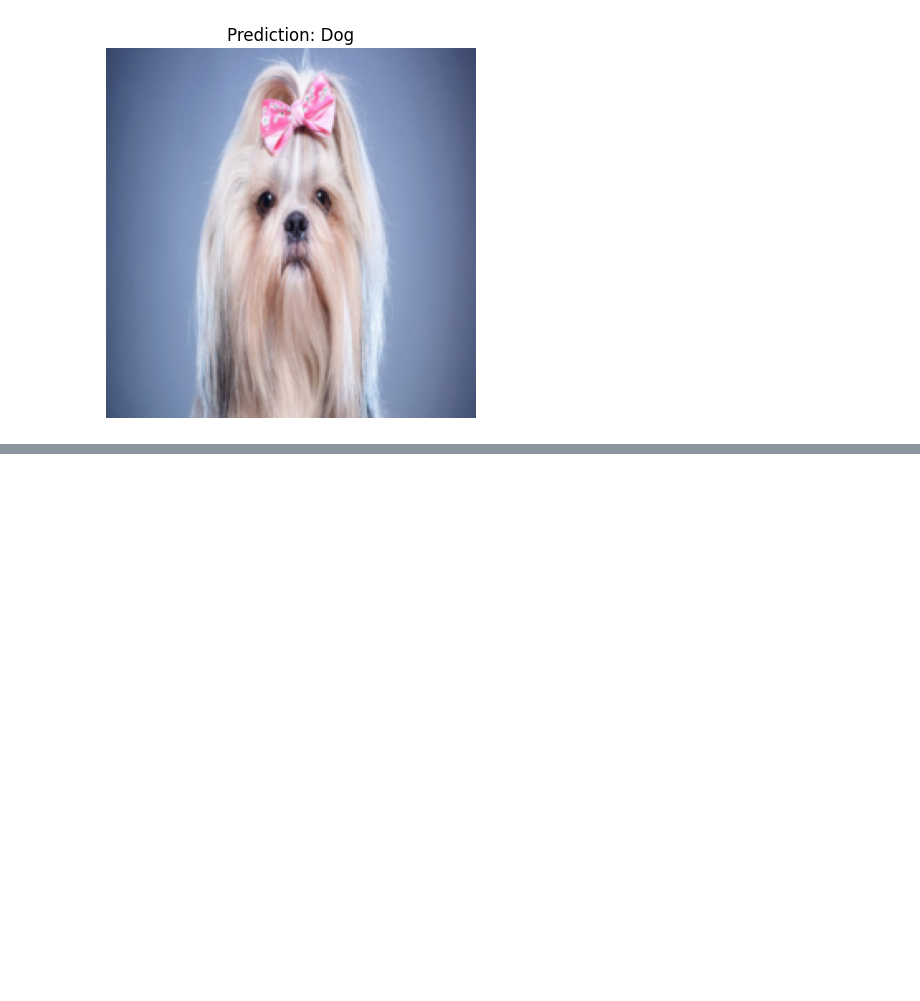
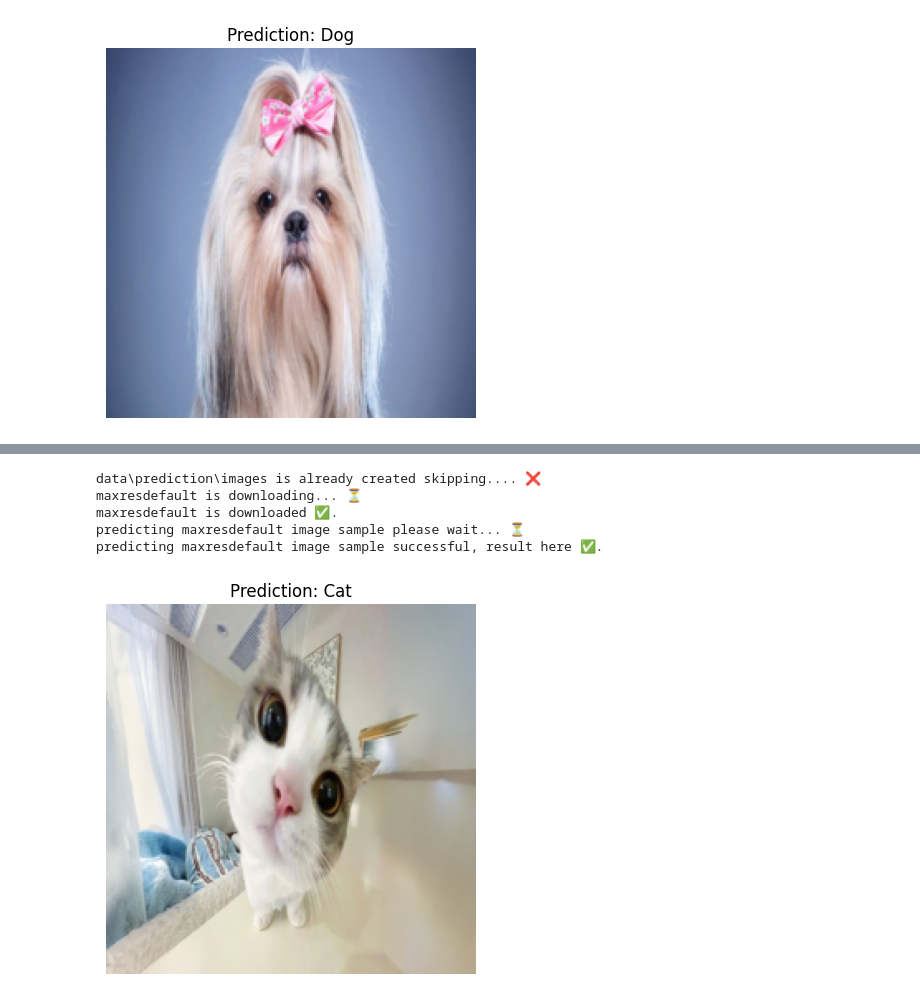
Before and after one commit to samirul/cat-and-dog-classification-using-pytorch, a Jupyter notebook: loading_testing_cat_and_dog_classification_model_using_pytorch.ipynb, the cells around one changed output, grey strips where cells are left out. Drawn from its saved outputs; the diff is of its cells as text; code cells hidden in the pictures; blank space fills up the shorter version.

```diff
--- a/loading_testing_cat_and_dog_classification_model_using_pytorch.ipynb
+++ b/loading_testing_cat_and_dog_classification_model_using_pytorch.ipynb
@@ -572,0 +580,14 @@ predict_image(model = loaded_model_3,
+# %%
+predict_image(model = loaded_model_3,
+                 class_names = ['Cat', 'Dog'],
+                 device = device,
+                 url = "https://i.ytimg.com/vi/HXUHHGOFFMk/maxresdefault.jpg",
+                 image_title = None,
+                 transform = data_transform)
+# %% [output]
+data\prediction\images is already created skipping.... ❌
+maxresdefault is downloading... ⏳
+maxresdefault is downloaded ✅.
+predicting maxresdefault image sample please wait... ⏳
+predicting maxresdefault image sample successful, result here ✅.
+[figure, added]
```
Also changed, not shown: parts of 2 cells of this notebook.
